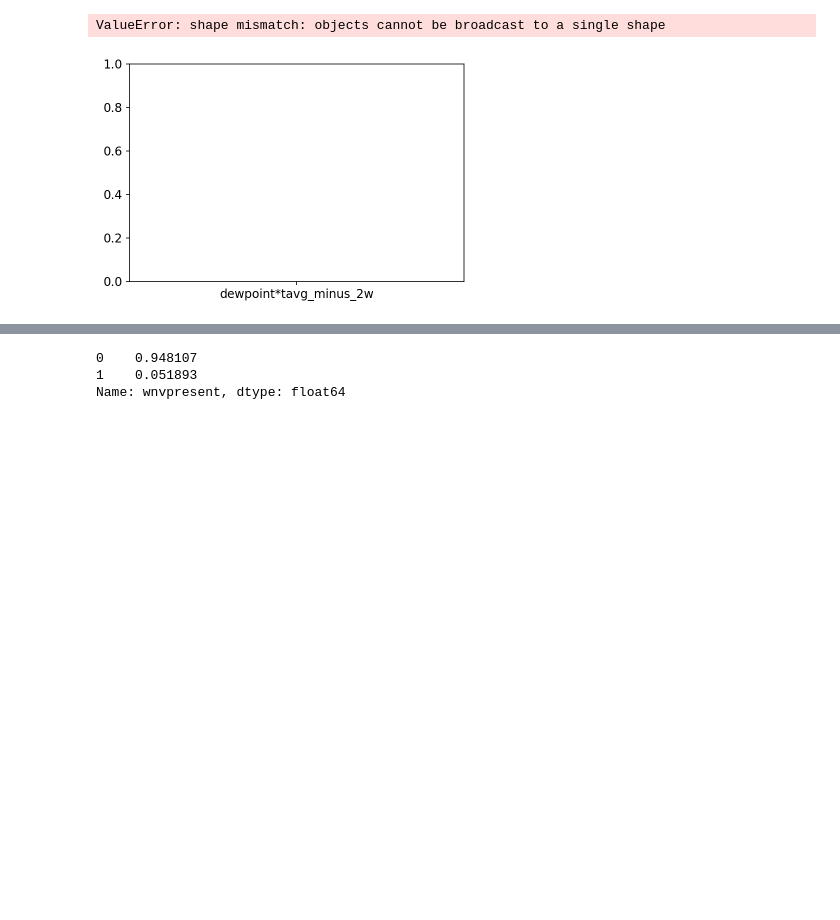
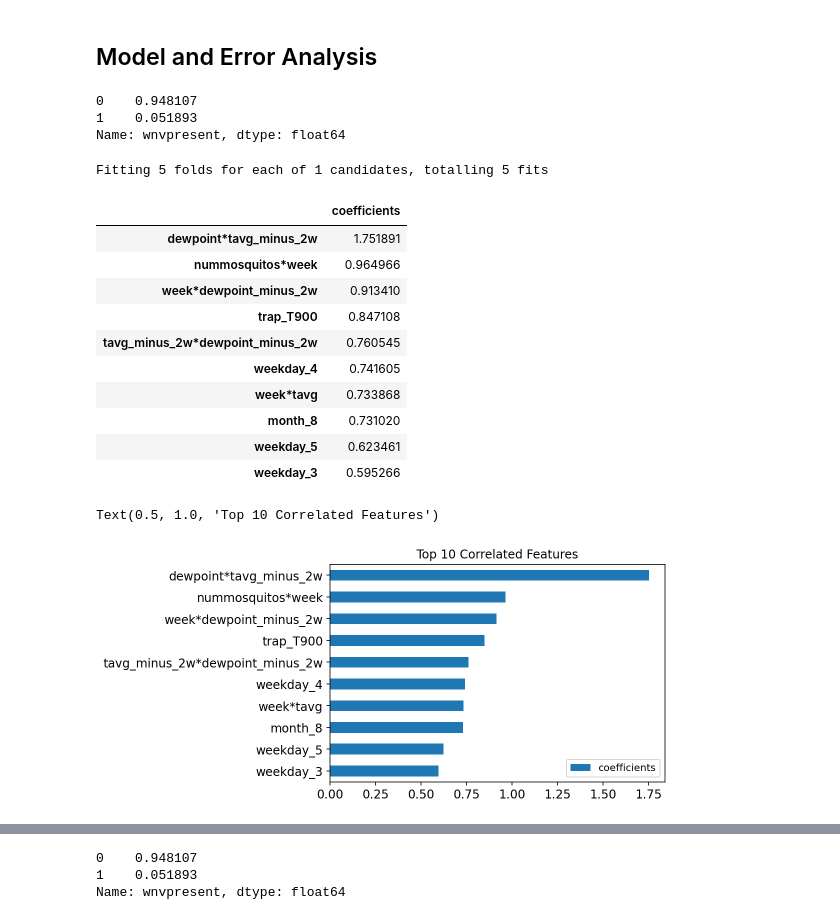
Before and after one commit to sujayjangam/Project-4-DSI, a Jupyter notebook: code/Model_Analysis_And_Conclusion_Dickson.ipynb, the cells around one changed output, grey strips where cells are left out. Saved outputs shown, nothing was run; the diff lists cells and outputs as text; code cells hidden in the pictures; blank space fills up the shorter version.

```diff
--- a/code/Model_Analysis_And_Conclusion_Dickson.ipynb
+++ b/code/Model_Analysis_And_Conclusion_Dickson.ipynb
@@ -875,5 +1,2 @@ Name: weekday, dtype: int64
-# %%
-plt.bar(log_coef.head(10).index,log_coef['coefficients'])
-# %% [output]
-ValueError: shape mismatch: objects cannot be broadcast to a single shape
-[figure, removed]
+# %% [markdown]
+## Model and Error Analysis
@@ -879,0 +32,53 @@ ValueError: shape mismatch: objects cannot be broadcast to a single shape
+# %%
+# fitting model to get predictions for model and error analysis
+
+x = final_train_df.drop('wnvpresent',axis=1)
+y = final_train_df['wnvpresent']
+
+display(y.value_counts(normalize=True))
+
+x_train, x_test, y_train, y_test= train_test_split(x,y,random_state=42)
+
+ss = StandardScaler()
+
+x_train_sc = ss.fit_transform(x_train)
+
+x_test_sc = ss.transform(x_test)
+
+sm = SMOTE(random_state=42)
+
+x_train_sc, y_train = sm.fit_resample(x_train_sc,y_train)
+
+final_lr_model.fit(x_train_sc,y_train)
+
+predictions = final_lr_model.predict(x_test_sc)
+# %% [output]
+0    0.948107
+1    0.051893
+Name: wnvpresent, dtype: float64
+Fitting 5 folds for each of 1 candidates, totalling 5 fits
+# %%
+# Filtering out top coefficients for wnv predictions
+
+log_coef = pd.DataFrame(final_lr_model.best_estimator_.steps[0][1].coef_.T,x_test.columns,
+                        columns = ['coefficients']).sort_values(by='coefficients', ascending=False)
+
+display(log_coef.head(10))
+
+log_coef.head(10).sort_values(by = 'coefficients',ascending=True).plot(kind='barh')
+
+plt.title('Top 10 Correlated Features')
+# %% [output]
+|  | coefficients |
+| dewpoint*tavg_minus_2w | 1.751891 |
+| nummosquitos*week | 0.964966 |
+| week*dewpoint_minus_2w | 0.913410 |
+| trap_T900 | 0.847108 |
+| tavg_minus_2w*dewpoint_minus_2w | 0.760545 |
+| weekday_4 | 0.741605 |
+| week*tavg | 0.733868 |
+| month_8 | 0.731020 |
+| weekday_5 | 0.623461 |
+| weekday_3 | 0.595266 |
+Text(0.5, 1.0, 'Top 10 Correlated Features')
+[figure, added]
```
Also changed, not shown: parts of 117 cells of this notebook.
